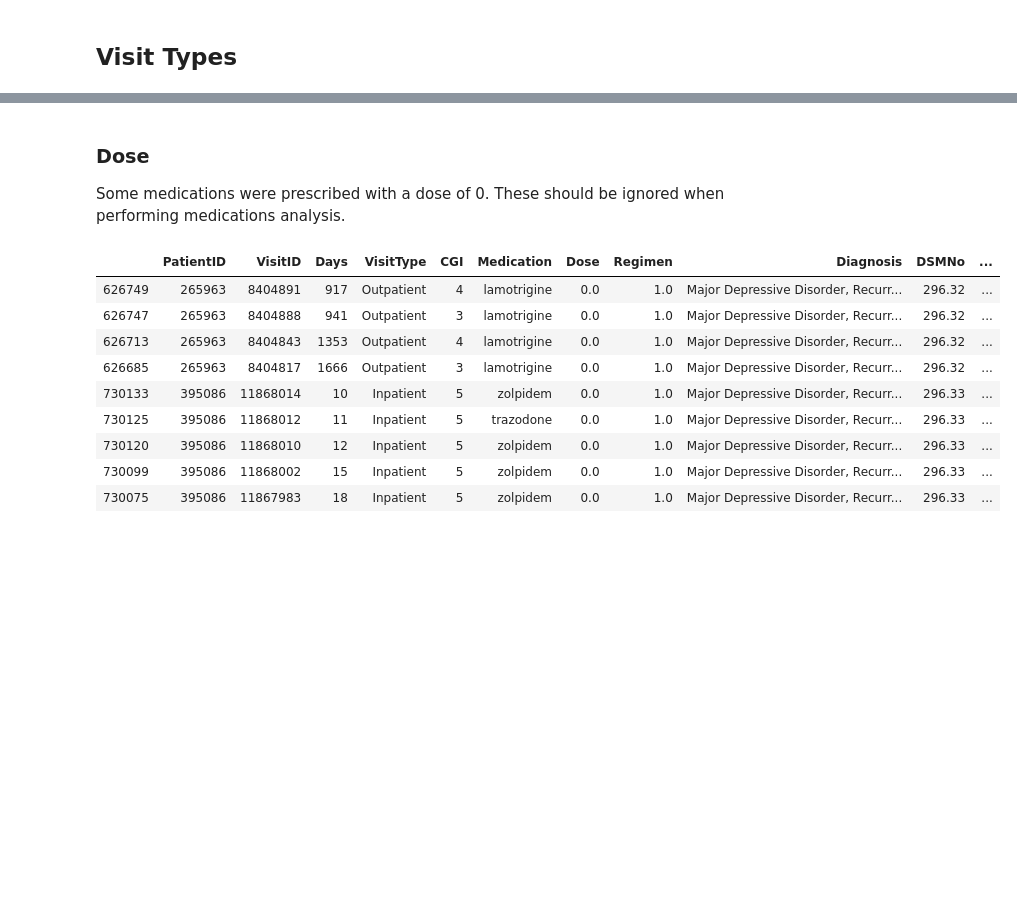
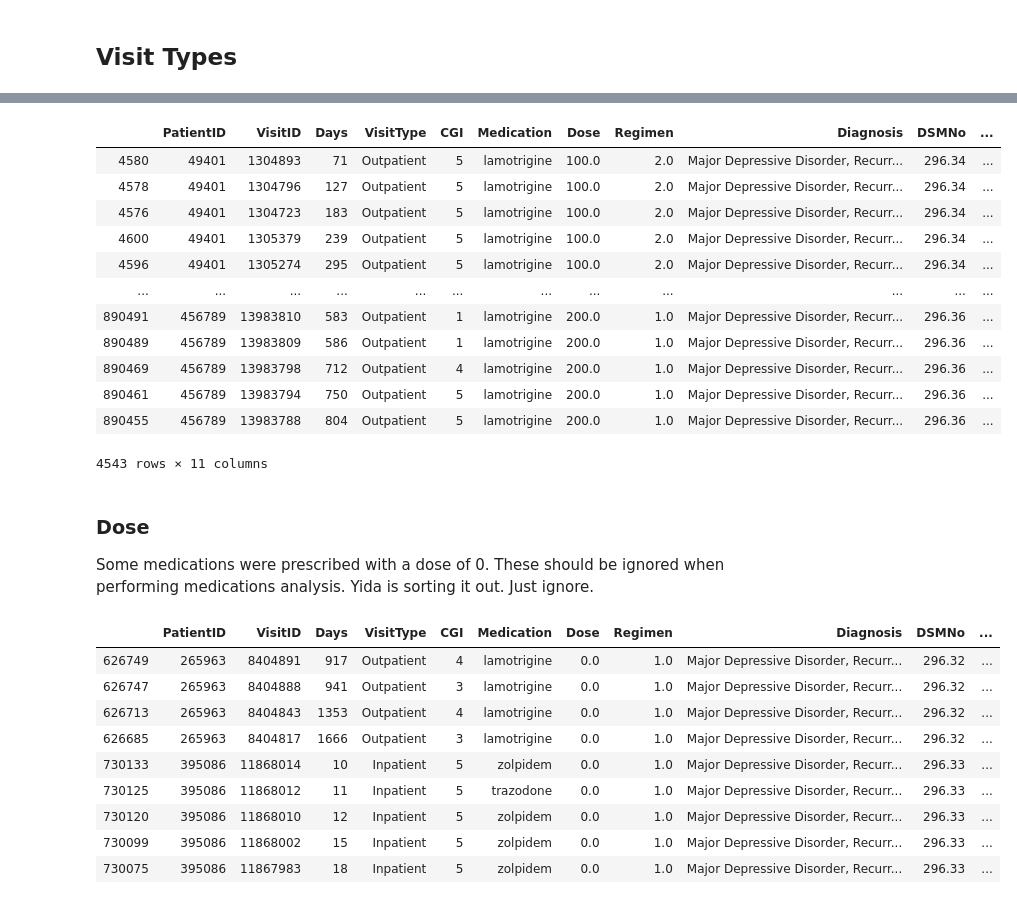
Before and after one commit to geraldinepyh/VDL, a Jupyter notebook: src/Queries.ipynb, the cells around one changed output, grey strips where cells are left out. Cells and saved outputs as stored; diff of their text form; code cells hidden in the pictures; blank space fills up the shorter version.

```diff
--- a/src/Queries.ipynb
+++ b/src/Queries.ipynb
@@ -305,6 +311,23 @@ plt.show()
+# %%
+data[data.Medication=='lamotrigine']
+# %% [output]
+|  | PatientID | VisitID | Days | VisitType | CGI | Medication | Dose | Regimen | Diagnosis | DSMNo | ... |
+| 4580 | 49401 | 1304893 | 71 | Outpatient | 5 | lamotrigine | 100.0 | 2.0 | Major Depressive Disorder, Recurr... | 296.34 | ... |
+| 4578 | 49401 | 1304796 | 127 | Outpatient | 5 | lamotrigine | 100.0 | 2.0 | Major Depressive Disorder, Recurr... | 296.34 | ... |
+| 4576 | 49401 | 1304723 | 183 | Outpatient | 5 | lamotrigine | 100.0 | 2.0 | Major Depressive Disorder, Recurr... | 296.34 | ... |
+| 4600 | 49401 | 1305379 | 239 | Outpatient | 5 | lamotrigine | 100.0 | 2.0 | Major Depressive Disorder, Recurr... | 296.34 | ... |
+| 4596 | 49401 | 1305274 | 295 | Outpatient | 5 | lamotrigine | 100.0 | 2.0 | Major Depressive Disorder, Recurr... | 296.34 | ... |
+| ... | ... | ... | ... | ... | ... | ... | ... | ... | ... | ... | ... |
+| 890491 | 456789 | 13983810 | 583 | Outpatient | 1 | lamotrigine | 200.0 | 1.0 | Major Depressive Disorder, Recurr... | 296.36 | ... |
+| 890489 | 456789 | 13983809 | 586 | Outpatient | 1 | lamotrigine | 200.0 | 1.0 | Major Depressive Disorder, Recurr... | 296.36 | ... |
+| 890469 | 456789 | 13983798 | 712 | Outpatient | 4 | lamotrigine | 200.0 | 1.0 | Major Depressive Disorder, Recurr... | 296.36 | ... |
+| 890461 | 456789 | 13983794 | 750 | Outpatient | 5 | lamotrigine | 200.0 | 1.0 | Major Depressive Disorder, Recurr... | 296.36 | ... |
+| 890455 | 456789 | 13983788 | 804 | Outpatient | 5 | lamotrigine | 200.0 | 1.0 | Major Depressive Disorder, Recurr... | 296.36 | ... |
+4543 rows × 11 columns
 # %% [markdown]
 ### Dose
 Some medications were prescribed with a dose of 0. These should be ignored when performing medications analysis.
+Yida is sorting it out. Just ignore.
 # %%
 data[data['Dose'] == 0]
 # only related to two patients.
```
Also changed, not shown: parts of 18 cells of this notebook, 3 other files.
